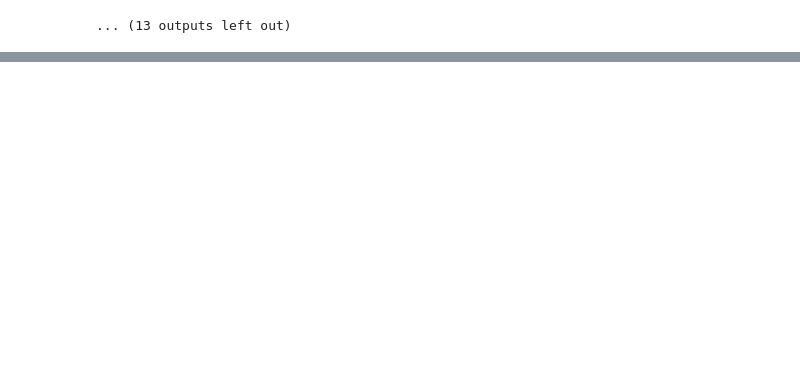
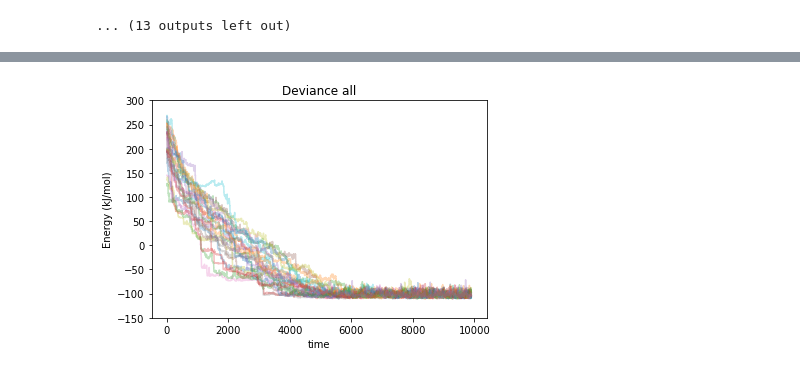
Before and after one commit to choderalab/torsionfit_examples, a Jupyter notebook: butane/sampling_torsions/c_c_c_c_torsion/n5/10000/sampling_analysis.ipynb, the cells around one changed output, grey strips where cells are left out. Drawn from its saved outputs; the diff is of its cells as text; code cells hidden in the pictures; blank space fills up the shorter version.

```diff
--- a/butane/sampling_torsions/c_c_c_c_torsion/n5/10000/sampling_analysis.ipynb
+++ b/butane/sampling_torsions/c_c_c_c_torsion/n5/10000/sampling_analysis.ipynb
@@ -302,3 +302,14 @@ with PdfPages('trace_hist_all.pdf') as pdf:
 [figure]
 [figure]
 ... (13 outputs left out)
+# %%
+with PdfPages('deviance_all.pdf') as pdf:
+    for i, db in enumerate(dbs):
+        plt.plot(dbs[db].deviance[100:], alpha=0.3)
+        #plt.axvline(t_dev[i,0], color='red')
+        #plt.text(t_dev[i, 0]+10, 8, r'$t_{equil}$', color='red', fontsize=20)
+        plt.legend()
+        plt.xlabel('time')
+        plt.ylabel('Energy (kJ/mol)')
+    plt.title("Deviance all")
+    pdf.savefig()
@@ -304,0 +318,13 @@ with PdfPages('trace_hist_all.pdf') as pdf:
+# %%
+for i, db in enumerate(dbs):
+    plt.plot(dbs[db].deviance[100:], alpha=0.3)
+    #plt.axvline(t_dev[i,0], color='red')
+    #plt.text(t_dev[i, 0]+10, 8, r'$t_{equil}$', color='red', fontsize=20)
+    plt.legend()
+    plt.xlabel('time')
+    plt.ylabel('Energy (kJ/mol)')
+    plt.ylim(-150, 300)
+plt.title("Deviance all")
+plt.savefig('deviance_all.png')
+# %% [output]
+[figure, added]
```
Also changed, not shown: parts of 3 cells of this notebook, 3 other files.
